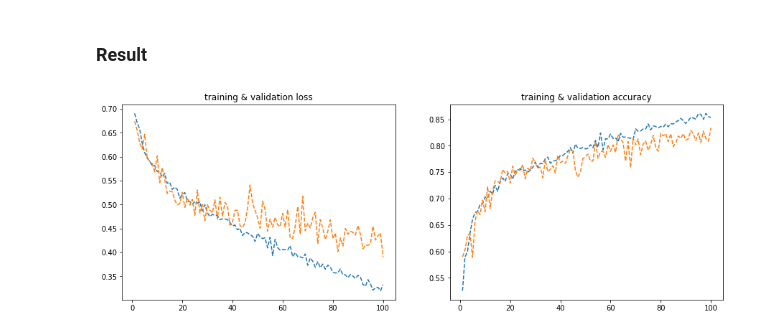
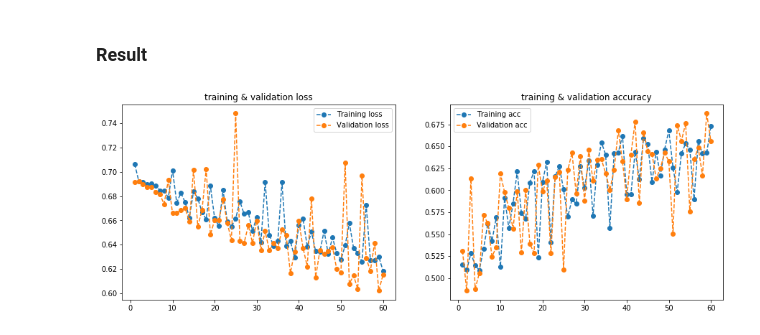
Before and after one commit to SanjyotZade/deep-learning-with-keras, a Jupyter notebook: 4.Deep_learning_for_computer_vision/Cats_dogs_classifier.ipynb, the cells around one changed output. Cells and saved outputs as stored; diff of their text form; code cells hidden in the pictures.

Commit message:
update CV modeling graphs

```diff
--- a/4.Deep_learning_for_computer_vision/Cats_dogs_classifier.ipynb
+++ b/4.Deep_learning_for_computer_vision/Cats_dogs_classifier.ipynb
@@ -40,12 +41,12 @@ def create_directory(path_to_dir):
 
 # The path to the directory where the original
 # dataset was uncompressed
-dir_path =  os.getcwd()
 
-original_dataset_dir = dir_path+'/dogs-vs-cats/train'
+original_dataset_dir = '/home/sj-ai-lsb/Documents/datasets/dogs-vs-cats/train'
 # The directory where we will
 # store our smaller dataset
-base_dir = dir_path + '/cats_and_dogs_small'
+folder_path, _ = os.path.split(original_dataset_dir)
+base_dir = folder_path + '/cats_and_dogs_small'
 create_directory(base_dir)
 
 # Directories for our training,
@@ -118,6 +119,8 @@ print('total validation cat images:', len(os.listdir(validation_cats_dir)))
 print('total validation dog images:', len(os.listdir(validation_dogs_dir)))
 print('total test cat images:', len(os.listdir(test_cats_dir)))
 print('total test dog images:', len(os.listdir(test_dogs_dir)))
+
+print("\nCreated smaller version of dataset is stored @{}".format(base_dir))
 # %% [output]
 total training cat images: 1000
 total training dog images: 1000
@@ -271,7 +278,7 @@ model.compile(loss='binary_crossentropy',
               metrics=['acc'])
 
 # choose a batch size as per system configuration
-batch_size = 32
+batch_size = 512
 
 # Training our convnet using data augmentation generators
 train_datagen = ImageDataGenerator(
@@ -293,18 +300,25 @@ train_generator = train_datagen.flow_from_directory(
         batch_size=batch_size,
         # Since we use binary_crossentropy loss, we need binary labels
         class_mode='binary')
+
 validation_generator = test_datagen.flow_from_directory(
         validation_dir,
         target_size=(150, 150),
         batch_size=batch_size,
         class_mode='binary')
 
+
+nb_train_samples = utility_obj.count_files_in_directory(train_dir)
+nb_valid_samples = utility_obj.count_files_in_directory(validation_dir)
+
+print("\nModel training in progress..")
 history = model.fit_generator(
       train_generator,
-      steps_per_epoch=100,
-      epochs=100,
+      steps_per_epoch= nb_train_samples // batch_size,
+      epochs=60, verbose =0,
       validation_data=validation_generator,
-      validation_steps=50)
+      validation_steps=nb_valid_samples // batch_size)
+print("Model training complete !!\n")
 # %% [output]
 Found 2000 images belonging to 2 classes.
 Found 1000 images belonging to 2 classes.
@@ -327,10 +329,10 @@ Epoch 100/100
 ### Result
 # %%
 # ploting model training results
-utility_obj.plot_training_history(history.history, chart_type="--")
+utility_obj.plot_training_history(history.history, chart_type="--o")
 
 ########### save the model #################
 model.save('cats_and_dogs_small_2.h5')
 ############################################
 # %% [output]
-[figure, old version]
+[figure, new version]
```
Also changed, not shown: parts of 10 cells of this notebook, 1 other file.
